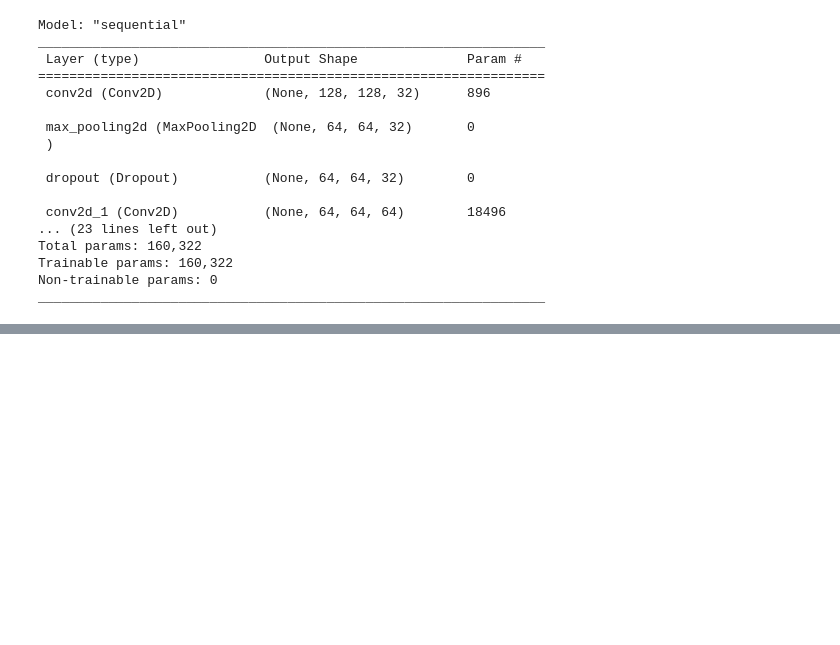
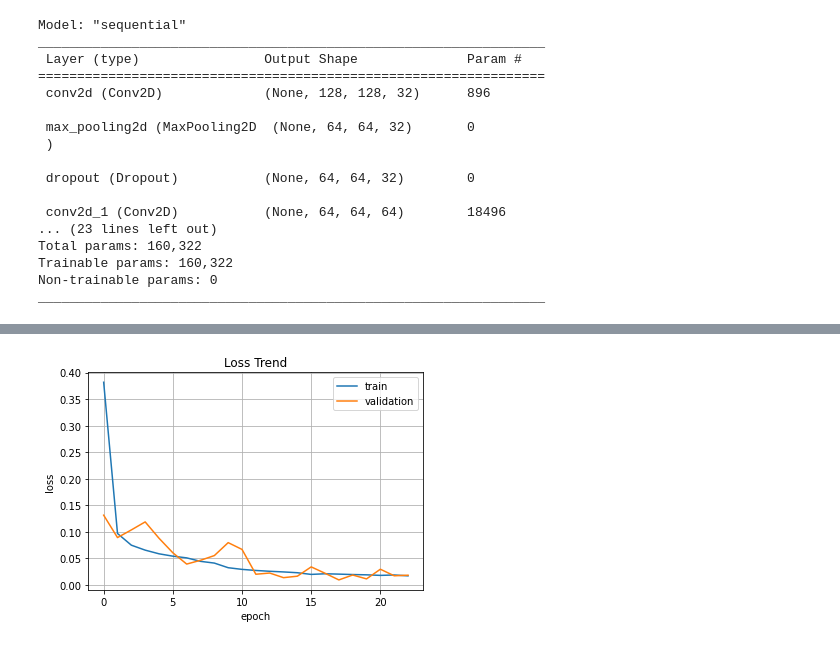
Before and after one commit to Tom-Jung/ML_Colab, a Jupyter notebook: 32.surface_crack.ipynb, the cells around one changed output, grey strips where cells are left out. Drawn from its saved outputs; the diff is of its cells as text; code cells hidden in the pictures; blank space fills up the shorter version.

```diff
--- a/32.surface_crack.ipynb
+++ b/32.surface_crack.ipynb
@@ -405,0 +412,11 @@ plt.show()
+# %%
+plt.plot(hist.history['loss'], label='train')
+plt.plot(hist.history['val_loss'], label='validation')
+plt.title('Loss Trend')
+plt.ylabel('loss')
+plt.xlabel('epoch')
+plt.legend(loc='best')
+plt.grid()
+plt.show()
+# %% [output]
+[figure, added]
```
Also changed, not shown: parts of 3 cells of this notebook.
